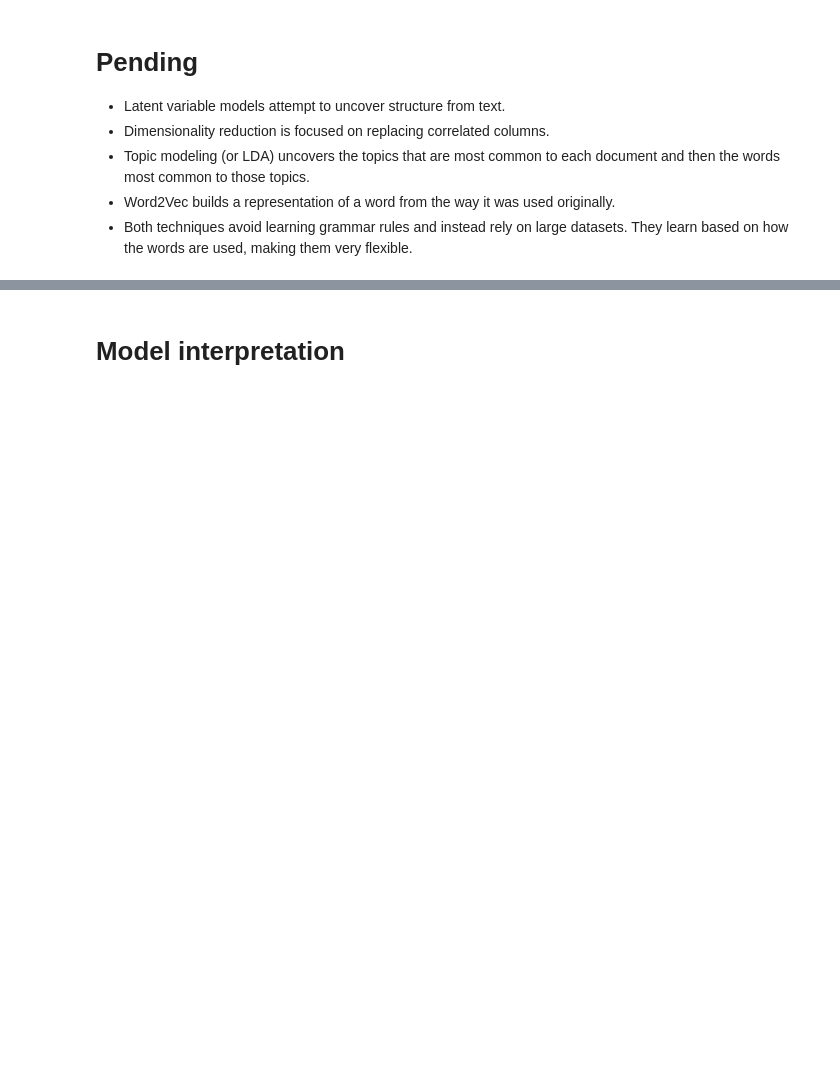
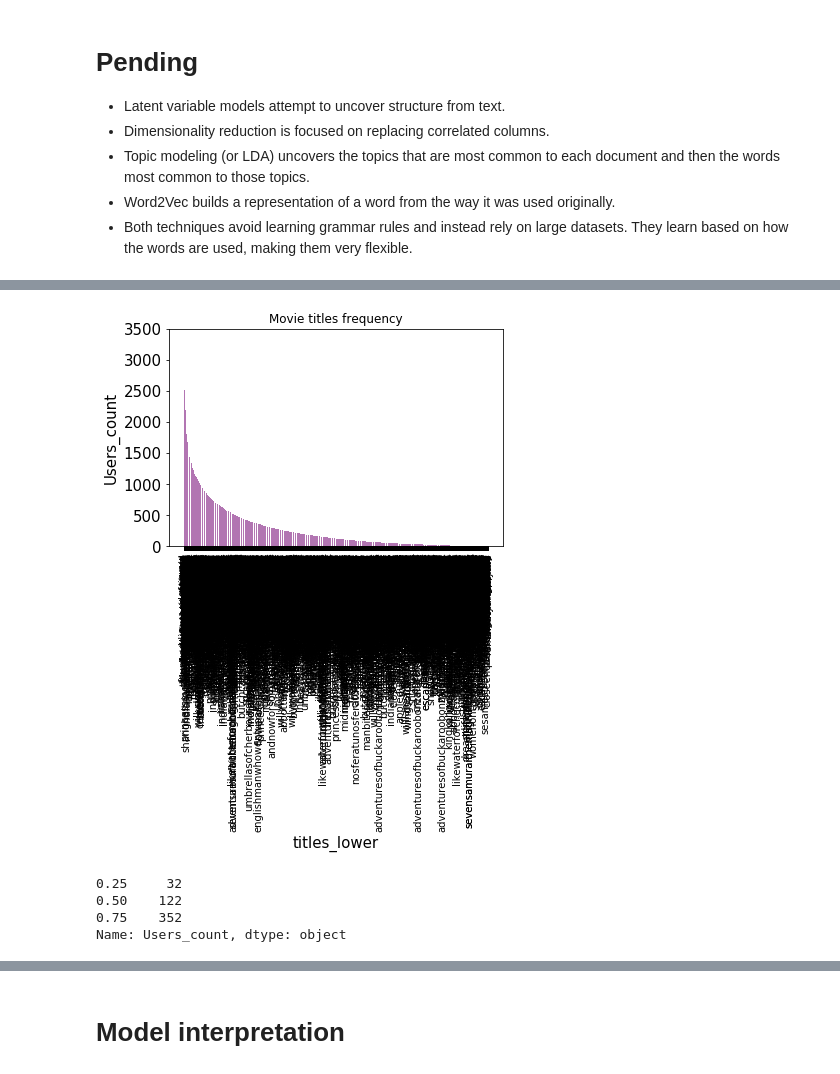
Before and after one commit to LoidaDelgadoPerez/DataScience, a Jupyter notebook: Final Project 4_Draft.ipynb, the cells around one changed output, grey strips where cells are left out. Cells and saved outputs as stored; diff of their text form; code cells hidden in the pictures; blank space fills up the shorter version.

```diff
--- a/Final Project 4_Draft.ipynb
+++ b/Final Project 4_Draft.ipynb
@@ -186,8 +186,8 @@ movie_freq1 = movie_freq.join(dfc.Title, on='MovieID',how='inner', lsuffix='movi
 movie_freq1.head()
 
 #Re ordering my columns and sorting by users count descending
-titles_freq = movie_freq1.reindex (columns=['MovieID','Title', 'Users_count'])
-titles_freqc = titles_freq.sort_values('Users_count', ascending=False).head(20)
+titles_freq = movie_freq1.reindex (columns=['MovieID','Title','Users_count'])
+titles_freqc = titles_freq.sort_values('Users_count', ascending=False)
 titles_freqc.head()
 # %% [output]
 |  | MovieID | Title | Users_count |
@@ -477,0 +319,8 @@ I am having issues cleaning up the years from my titles so words within topics a
+# %%
+#Making movie titles lower case and removing special characters and others within text in an additional column
+# titles_freqc['lower_desc'] = map(lambda x: x.lower(), titles_freqc['Title'])
+titles_freqc['titles_lower']   = titles_freqc['Title'].apply(lambda x: x.lower())
+titles_freqc['titles_lower']   = titles_freqc['titles_lower'].apply(lambda x: x.replace(',','').replace('-','').replace('(','').replace(')','').replace('?',''))
+titles_freqc['titles_lower']   = titles_freqc['titles_lower'].apply(lambda x: x.replace('&','').replace('.','').replace('!','').replace('/','').replace('\'',''))
+
+titles_freqc.head()
@@ -477,0 +334,4 @@ I am having issues cleaning up the years from my titles so words within topics a
+# %%
+#Brining movie genres in to better understand theme composition down the line
+titles_freqg = titles_freqc.join(dfc['Genres'])
+titles_freqg.head()
@@ -477,0 +492,4 @@ I am having issues cleaning up the years from my titles so words within topics a
+# %%
+#Making a subset of titles and user counts only and sorting user counts descending
+titles_table = titles_freqg[['titles_lower', 'Users_count']].sort_values('Users_count',ascending=False)
+titles_table.head()
@@ -477,0 +503,38 @@ I am having issues cleaning up the years from my titles so words within topics a
+# %%
+#Plotting movie titles frequency to idenfity those titles that represent the weakest features in out LDA model
+#to improve our topic modelling results
+
+height = titles_table['Users_count']
+bars = titles_table['titles_lower']
+y_pos = np.arange(len(bars))
+
+# Create bars and choose color
+plt.bar(y_pos, height, color = (0.5,0.1,0.5,0.6))
+
+# Add title and axis names
+plt.title('Movie titles frequency')
+plt.xticks(size = 10)
+plt.yticks(size = 15)
+plt.xlabel('titles_lower', size = 15)
+plt.ylabel('Users_count', size = 15)
+
+# Limits for the Y axis
+plt.ylim(0,3500)
+
+# Create names
+plt.xticks(y_pos, bars, rotation=90)
+
+# Show graphic
+plt.show()
+# %% [output]
+[figure, added]
+# %%
+#Find median and quartiles of user_count column to decide threshold where to remove the weakest features in our dataset.
+#I will remove any user counts with values under 100 based on quartile 1 and median diplayed here
+
+titles_table['Users_count'].quantile([0.25,0.5,0.75])
+# %% [output]
+0.25     32
+0.50    122
+0.75    352
+Name: Users_count, dtype: object
```
Also changed, not shown: parts of 40 cells of this notebook.
